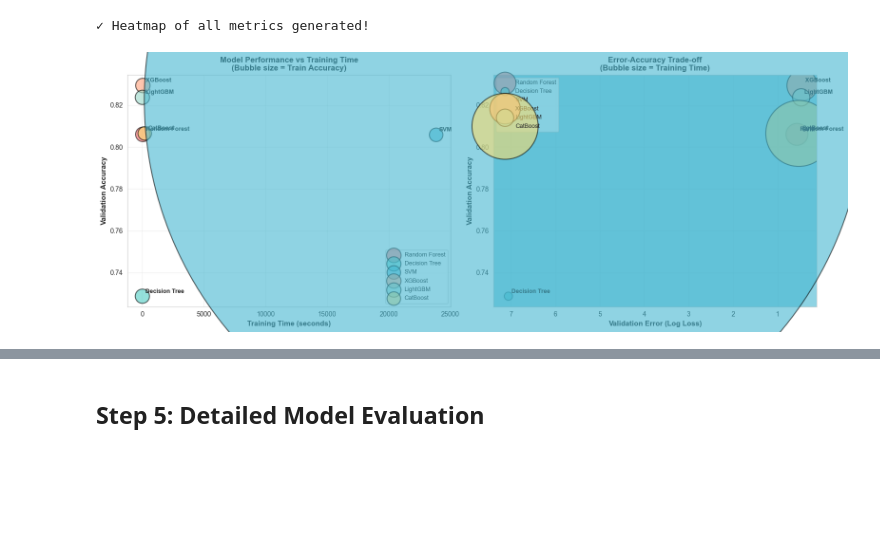
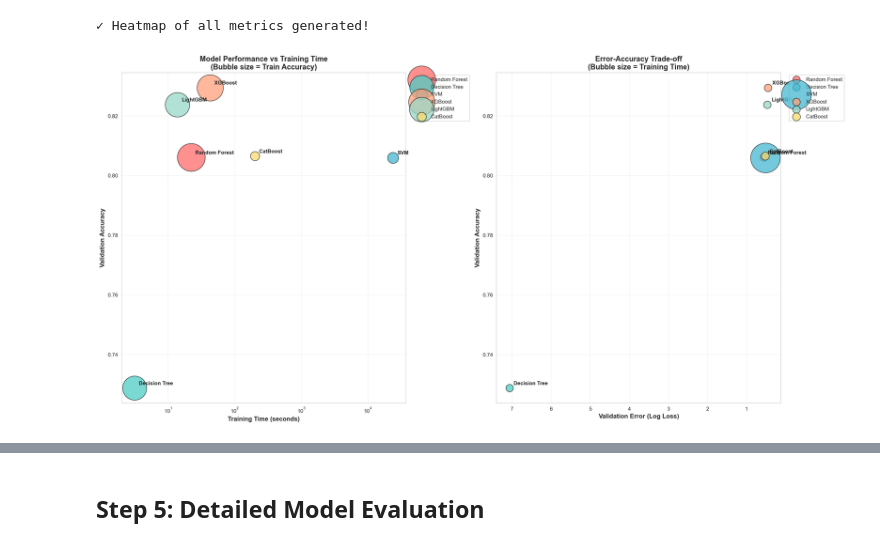
Before and after one commit to taqihaider7/Product-Data-Category-Classification, a Jupyter notebook: notebooks/Multi_Model_Training_with_GPU.ipynb, the cells around one changed output, grey strips where cells are left out. Saved outputs shown, nothing was run; the diff lists cells and outputs as text; code cells hidden in the pictures; blank space fills up the shorter version.

Commit message:
fixed plot size

```diff
--- a/notebooks/Multi_Model_Training_with_GPU.ipynb
+++ b/notebooks/Multi_Model_Training_with_GPU.ipynb
@@ -831,56 +831,84 @@ print("✓ Heatmap of all metrics generated!")
 [figure]
 ✓ Heatmap of all metrics generated!
 # %%
-# Plot 4: Scatter and bubble plots showing model relationships
-fig, axes = plt.subplots(1, 2, figsize=(16, 6))
+# Plot 4: Scatter and bubble plots showing model relationships (larger figure + findings)
+fig, axes = plt.subplots(1, 2, figsize=(20, 10), dpi=150)
+
+# Prepare scaling for bubble sizes
+train_acc_values = np.array([train_accuracies[m] for m in models_list])
+train_time_values = np.array([results[m]['train_time'] for m in models_list])
+
+ta_min, ta_max = train_acc_values.min(), train_acc_values.max()
+tt_min, tt_max = train_time_values.min(), train_time_values.max()
+
+colors_scatter = ['#FF6B6B', '#4ECDC4', '#45B7D1', '#FFA07A', '#98D8C8', '#F7DC6F']
 
 # Subplot 1: Accuracy vs Training Time
 ax1 = axes[0]
-colors_scatter = ['#FF6B6B', '#4ECDC4', '#45B7D1', '#FFA07A', '#98D8C8', '#F7DC6F']
 for i, model_name in enumerate(models_list):
     val_accuracy = results[model_name]['accuracy']
     train_time = results[model_name]['train_time']
     train_accuracy = train_accuracies[model_name]
 
-    # Bubble size represents validation accuracy
-    bubble_size = (train_accuracy * 500)
+    # Scaled bubble size (train accuracy)
+    if ta_max > ta_min:
+        bubble_size = 300 + ((train_accuracy - ta_min) / (ta_max - ta_min)) * 2500
+    else:
+        bubble_size = 600
 
-    ax1.scatter(train_time, val_accuracy, s=bubble_size, alpha=0.6,
-               label=model_name, color=colors_scatter[i], edgecolors='black', linewidth=1.5)
-    ax1.annotate(model_name, (train_time, val_accuracy),
-                xytext=(5, 5), textcoords='offset points', fontsize=9, fontweight='bold')
+    ax1.scatter(train_time, val_accuracy, s=bubble_size, alpha=0.75,
+               label=model_name, color=colors_scatter[i], edgecolors='black', linewidth=1)
+    ax1.annotate(model_name, (train_time, val_accuracy), xytext=(8, 6), textcoords='offset points', fontsize=10, fontweight='bold')
 
-ax1.set_xlabel('Training Time (seconds)', fontweight='bold', fontsize=11)
-ax1.set_ylabel('Validation Accuracy', fontweight='bold', fontsize=11)
-ax1.set_title('Model Performance vs Training Time\n(Bubble size = Train Accuracy)', fontweight='bold', fontsize=12)
-ax1.grid(True, alpha=0.3)
-ax1.legend(loc='best', fontsize=9)
+ax1.set_xlabel('Training Time (seconds)', fontweight='bold', fontsize=12)
+ax1.set_ylabel('Validation Accuracy', fontweight='bold', fontsize=12)
+ax1.set_title('Model Performance vs Training Time\n(Bubble size = Train Accuracy)', fontweight='bold', fontsize=14)
+ax1.grid(True, alpha=0.25)
+ax1.set_xscale('symlog')  # log-like scale to accommodate large variance in times
+ax1.legend(loc='upper left', bbox_to_anchor=(1.02, 1), fontsize=10)
 
 # Subplot 2: Validation Error vs Validation Accuracy
 ax2 = axes[1]
 for i, model_name in enumerate(models_list):
     val_error = val_errors[model_name]
     val_accuracy = results[model_name]['accuracy']
     train_time = results[model_name]['train_time']
 
-    # Bubble size represents training time
-    bubble_size = (train_time * 50)
+    # Scaled bubble size (training time)
+    if tt_max > tt_min:
+        bubble_size = 200 + ((train_time - tt_min) / (tt_max - tt_min)) * 3000
+    else:
+        bubble_size = 400
 
-    ax2.scatter(val_error, val_accuracy, s=bubble_size, alpha=0.6,
-               label=model_name, color=colors_scatter[i], edgecolors='black', linewidth=1.5)
-    ax2.annotate(model_name, (val_error, val_accuracy),
-                xytext=(5, 5), textcoords='offset points', fontsize=9, fontweight='bold')
+    ax2.scatter(val_error, val_accuracy, s=bubble_size, alpha=0.75,
+               label=model_name, color=colors_scatter[i], edgecolors='black', linewidth=1)
+    ax2.annotate(model_name, (val_error, val_accuracy), xytext=(8, 6), textcoords='offset points', fontsize=10, fontweight='bold')
 
-ax2.set_xlabel('Validation Error (Log Loss)', fontweight='bold', fontsize=11)
-ax2.set_ylabel('Validation Accuracy', fontweight='bold', fontsize=11)
-ax2.set_title('Error-Accuracy Trade-off\n(Bubble size = Training Time)', fontweight='bold', fontsize=12)
-ax2.grid(True, alpha=0.3)
-ax2.legend(loc='best', fontsize=9)
+ax2.set_xlabel('Validation Error (Log Loss)', fontweight='bold', fontsize=12)
+ax2.set_ylabel('Validation Accuracy', fontweight='bold', fontsize=12)
+ax2.set_title('Error-Accuracy Trade-off\n(Bubble size = Training Time)', fontweight='bold', fontsize=14)
+ax2.grid(True, alpha=0.25)
 ax2.invert_xaxis()  # Lower error is better (on right side)
+ax2.legend(loc='upper left', bbox_to_anchor=(1.02, 1), fontsize=10)
 
 plt.tight_layout()
 plt.show()
 
-print("✓ Scatter plots showing model relationships generated!")
+# Findings inferred from the plots (concise)
+best_val_model = max(results.keys(), key=lambda m: results[m]['accuracy'])
+fastest_model = min(results.keys(), key=lambda m: results[m]['train_time'])
+longest_model = max(results.keys(), key=lambda m: results[m]['train_time'])
+overfit_gaps = {m: train_accuracies[m] - results[m]['accuracy'] for m in models_list}
+most_overfit = max(overfit_gaps, key=overfit_gaps.get)
+
+print("✓ Key findings from the scatter/bubble plots:")
+print(f"  - Best validation accuracy: {best_val_model} ({results[best_val_model]['accuracy']:.4f})")
+print(f"  - Fastest training: {fastest_model} ({results[fastest_model]['train_time']:.2f}s)")
+print(f"  - Longest training time: {longest_model} ({results[longest_model]['train_time']:.2f}s) — may be impractical for production")
+print(f"  - Largest overfitting gap (Train - Val): {most_overfit} ({overfit_gaps[most_overfit]:.4f})")
+print("  - Notes:")
+print("    * Models on the top-left of subplot 1 are fast but lower accuracy (e.g., Decision Tree).")
+print("    * Models on the top-right are accurate but slower (e.g., XGBoost is high-accuracy with moderate time).")
+print("    * Extremely long training time (SVM) does not yield a clear accuracy advantage here and may not be worth the cost.")
 # %% [output]
-[figure, old version]
+[figure, new version]
```
Also changed, not shown: parts of 1 cell of this notebook.
